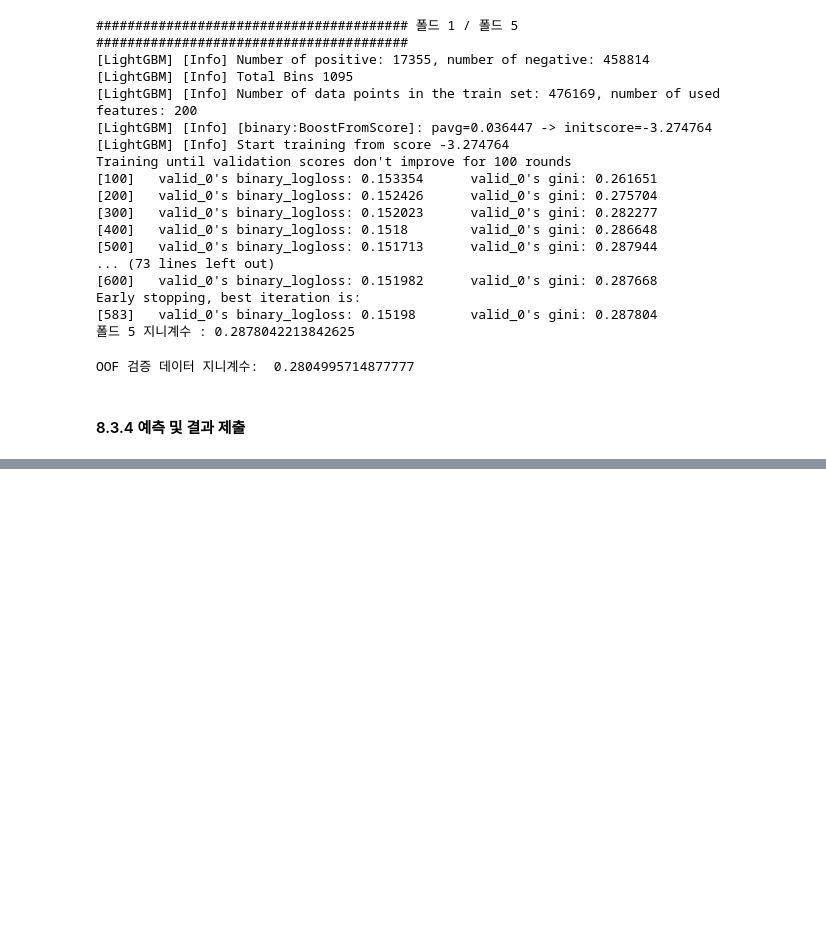
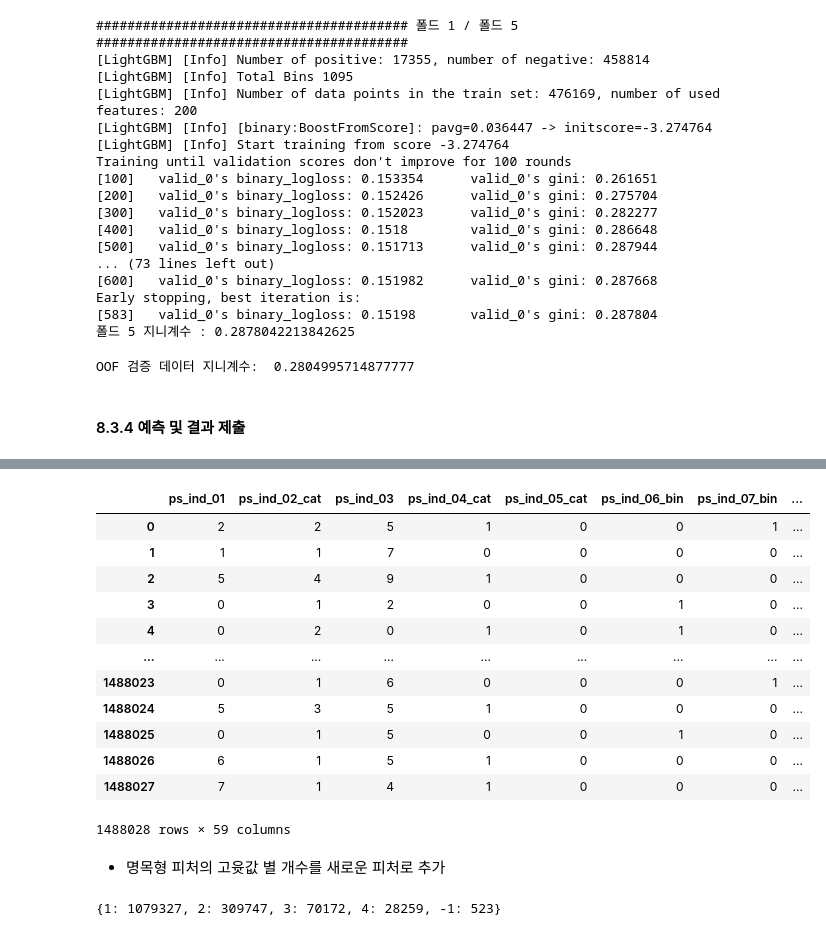
Before and after one commit to hbhb0311/DataAnalysis, a Jupyter notebook: porto_seguro's_safe_driver_prediction.ipynb, the cells around one changed output, grey strips where cells are left out. Saved outputs shown, nothing was run; the diff lists cells and outputs as text; code cells hidden in the pictures; blank space fills up the shorter version.

```diff
--- a/porto_seguro's_safe_driver_prediction.ipynb
+++ b/porto_seguro's_safe_driver_prediction.ipynb
@@ -504,0 +507,8 @@ submission.to_csv(data_path + 'submission1.csv')
+# %%
+import pandas as pd
+
+data_path = 'C:/Users/hyebin.hyebin/Desktop/python/kaggle_dataset/porto-seguro-safe-driver-prediction/'
+
+train = pd.read_csv(data_path + 'train.csv', index_col = 'id')
+test = pd.read_csv(data_path + 'test.csv', index_col = 'id')
+submission = pd.read_csv(data_path + 'sample_submission.csv', index_col = 'id')
@@ -504,0 +518,5 @@ submission.to_csv(data_path + 'submission1.csv')
+# %%
+all_data = pd.concat([train, test], ignore_index = True)
+all_data = all_data.drop('target', axis = 1)
+
+all_features = all_data.columns
@@ -504,0 +535,2 @@ submission.to_csv(data_path + 'submission1.csv')
+# %%
+all_data['num_missing'] = (all_data == -1).sum(axis = 1)
@@ -504,0 +546,11 @@ submission.to_csv(data_path + 'submission1.csv')
+# %%
+# 분류가 ind인 피처
+ind_features = [feature for feature in all_features if 'ind' in feature]
+
+is_first_feature = True
+for ind_feature in ind_features:
+    if is_first_feature:
+        all_data['mix_ind'] = all_data[ind_feature].astype(str) + '_'
+        is_first_feature = False
+    else:
+        all_data['mix_ind'] += all_data[ind_feature].astype(str) + '_'
@@ -504,0 +572,22 @@ submission.to_csv(data_path + 'submission1.csv')
+# %%
+all_data
+# %% [output]
+|  | ps_ind_01 | ps_ind_02_cat | ps_ind_03 | ps_ind_04_cat | ps_ind_05_cat | ps_ind_06_bin | ps_ind_07_bin | ... |
+| 0 | 2 | 2 | 5 | 1 | 0 | 0 | 1 | ... |
+| 1 | 1 | 1 | 7 | 0 | 0 | 0 | 0 | ... |
+| 2 | 5 | 4 | 9 | 1 | 0 | 0 | 0 | ... |
+| 3 | 0 | 1 | 2 | 0 | 0 | 1 | 0 | ... |
+| 4 | 0 | 2 | 0 | 1 | 0 | 1 | 0 | ... |
+| ... | ... | ... | ... | ... | ... | ... | ... | ... |
+| 1488023 | 0 | 1 | 6 | 0 | 0 | 0 | 1 | ... |
+| 1488024 | 5 | 3 | 5 | 1 | 0 | 0 | 0 | ... |
+| 1488025 | 0 | 1 | 5 | 0 | 0 | 1 | 0 | ... |
+| 1488026 | 6 | 1 | 5 | 1 | 0 | 0 | 0 | ... |
+| 1488027 | 7 | 1 | 4 | 1 | 0 | 0 | 0 | ... |
+1488028 rows × 59 columns
+# %% [markdown]
+- 명목형 피처의 고윳값 별 개수를 새로운 피처로 추가
+# %%
+all_data['ps_ind_02_cat'].value_counts().to_dict()
+# %% [output]
+{1: 1079327, 2: 309747, 3: 70172, 4: 28259, -1: 523}
```
Also changed, not shown: parts of 53 cells of this notebook.
